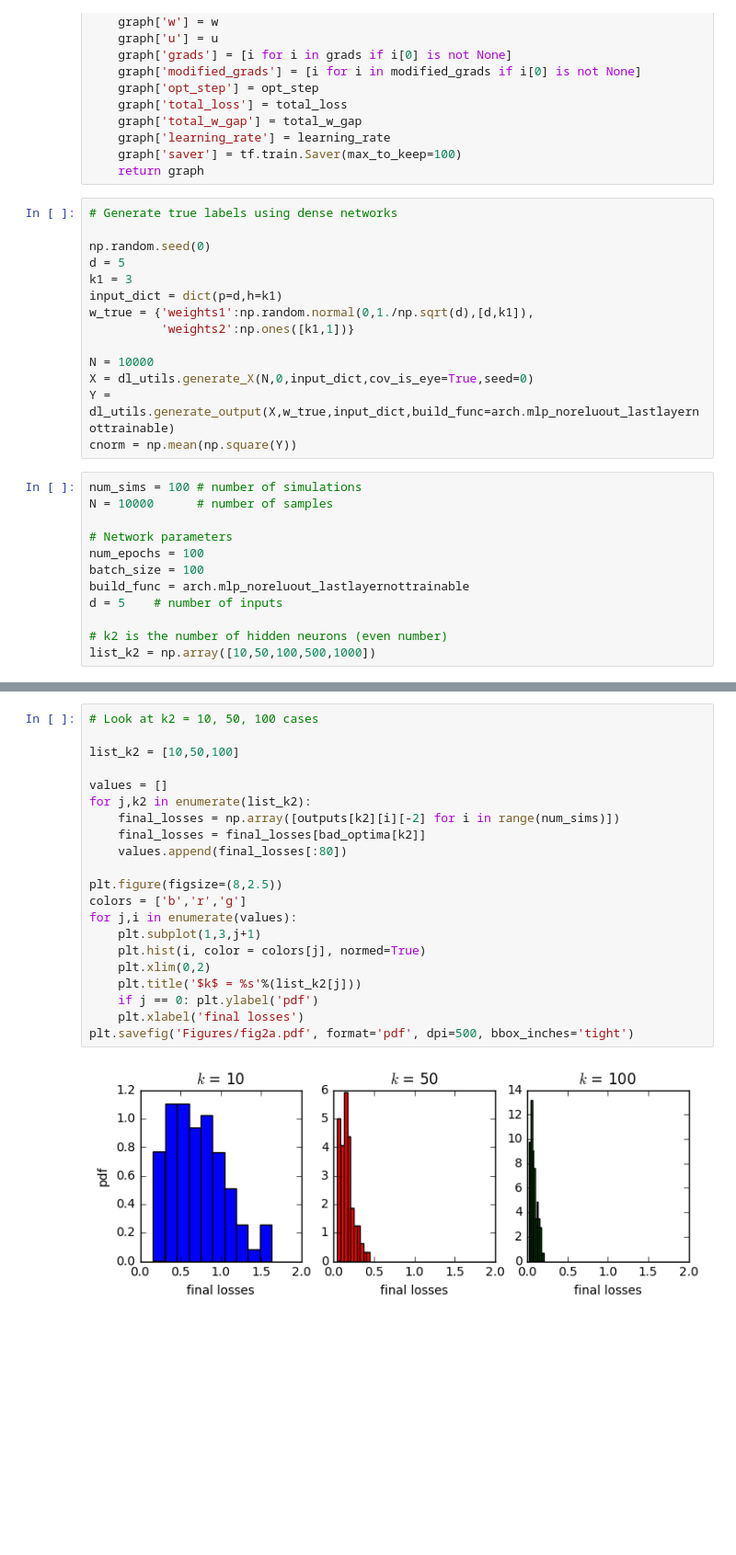
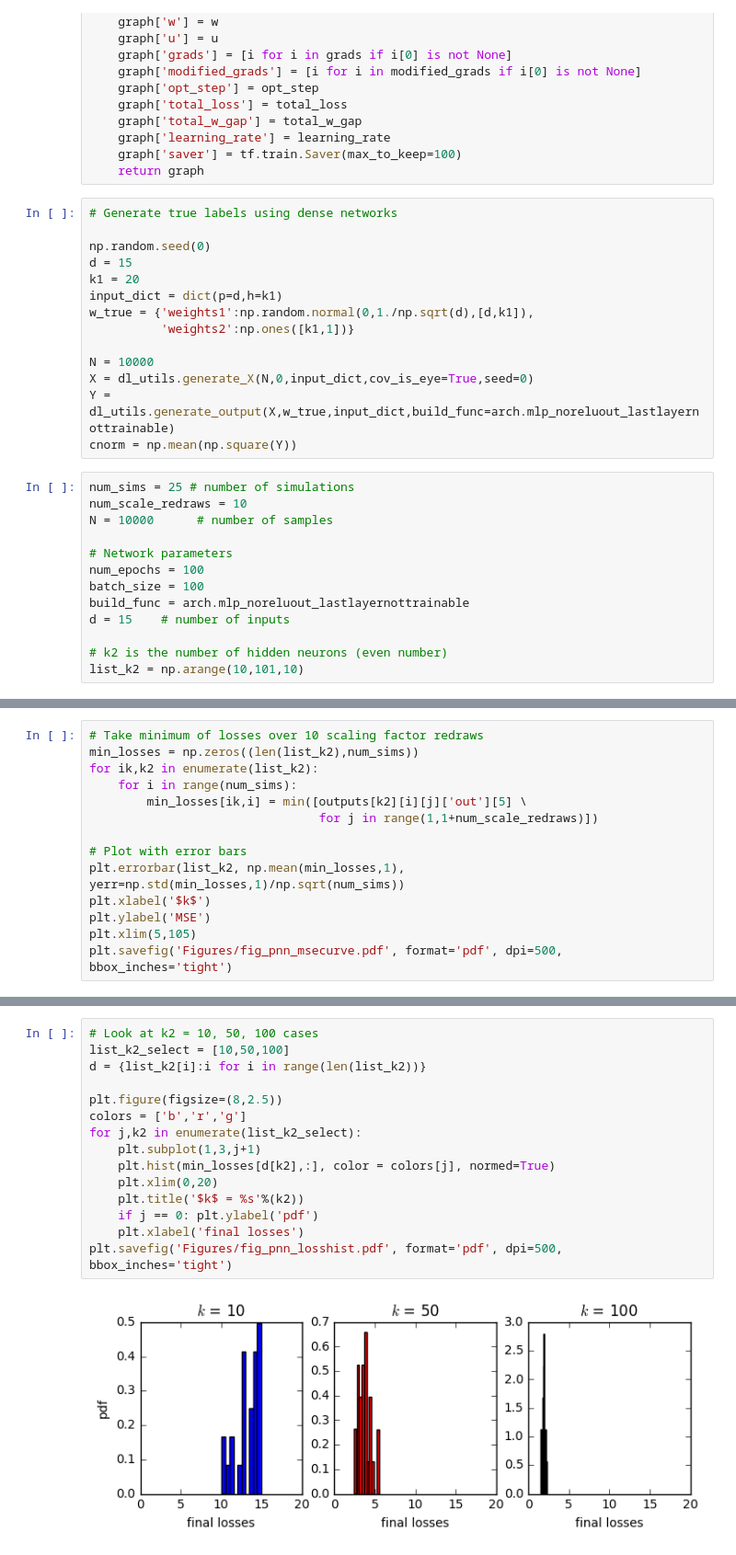
Before and after one commit to jessemzhang/porcupine_neural_networks, a Jupyter notebook: PNN_experiments.ipynb, the cells around one changed output, grey strips where cells are left out. Shown at 92% size. Cells and saved outputs as stored; diff of their text form; blank space fills up the shorter version.

Commit message:
revamped PNN experiments. 10 scalings drawng for each set of random lines, visualizing the minimum over scalings

```diff
--- a/PNN_experiments.ipynb
+++ b/PNN_experiments.ipynb
@@ -75,8 +76,8 @@ def graph_builder_wrapper_PNN(input_dict,build_func=arch.mlp,lr_initial=0.01,max
 # Generate true labels using dense networks
 
 np.random.seed(0)
-d = 5
-k1 = 3
+d = 15
+k1 = 20
 input_dict = dict(p=d,h=k1)
 w_true = {'weights1':np.random.normal(0,1./np.sqrt(d),[d,k1]),
           'weights2':np.ones([k1,1])}
@@ -86,14 +87,15 @@ X = dl_utils.generate_X(N,0,input_dict,cov_is_eye=True,seed=0)
 Y = dl_utils.generate_output(X,w_true,input_dict,build_func=arch.mlp_noreluout_lastlayernottrainable)
 cnorm = np.mean(np.square(Y))
 # %%
-num_sims = 100 # number of simulations
+num_sims = 25 # number of simulations
+num_scale_redraws = 10
 N = 10000      # number of samples
 
 # Network parameters
 num_epochs = 100
 batch_size = 100
 build_func = arch.mlp_noreluout_lastlayernottrainable
-d = 5    # number of inputs
+d = 15    # number of inputs
 
 # k2 is the number of hidden neurons (even number)
-list_k2 = np.array([10,50,100,500,1000])
+list_k2 = np.arange(10,101,10)
@@ -255,0 +184,14 @@ for j,k2 in enumerate(list_k2):
+# %%
+# Take minimum of losses over 10 scaling factor redraws
+min_losses = np.zeros((len(list_k2),num_sims))
+for ik,k2 in enumerate(list_k2):
+    for i in range(num_sims):
+        min_losses[ik,i] = min([outputs[k2][i][j]['out'][5] \
+                                for j in range(1,1+num_scale_redraws)])
+
+# Plot with error bars
+plt.errorbar(list_k2, np.mean(min_losses,1), yerr=np.std(min_losses,1)/np.sqrt(num_sims))
+plt.xlabel('$k$')
+plt.ylabel('MSE')
+plt.xlim(5,105)
+plt.savefig('Figures/fig_pnn_msecurve.pdf', format='pdf', dpi=500, bbox_inches='tight')
@@ -256,24 +200,18 @@ for j,k2 in enumerate(list_k2):
 # %%
 # Look at k2 = 10, 50, 100 cases
-
-list_k2 = [10,50,100]
-
-values = []
-for j,k2 in enumerate(list_k2):
-    final_losses = np.array([outputs[k2][i][-2] for i in range(num_sims)])
-    final_losses = final_losses[bad_optima[k2]]
-    values.append(final_losses[:80])
+list_k2_select = [10,50,100]
+d = {list_k2[i]:i for i in range(len(list_k2))}
 
 plt.figure(figsize=(8,2.5))
 colors = ['b','r','g']
-for j,i in enumerate(values):
+for j,k2 in enumerate(list_k2_select):
     plt.subplot(1,3,j+1)
-    plt.hist(i, color = colors[j], normed=True)
-    plt.xlim(0,2)
-    plt.title('$k$ = %s'%(list_k2[j]))
+    plt.hist(min_losses[d[k2],:], color = colors[j], normed=True)
+    plt.xlim(0,20)
+    plt.title('$k$ = %s'%(k2))
     if j == 0: plt.ylabel('pdf')
     plt.xlabel('final losses')
-plt.savefig('Figures/fig2a.pdf', format='pdf', dpi=500, bbox_inches='tight')
+plt.savefig('Figures/fig_pnn_losshist.pdf', format='pdf', dpi=500, bbox_inches='tight')
 # %% [output]
-[figure, old version]
+[figure, new version]
 # %%
```
Also changed, not shown: parts of 10 cells of this notebook.
